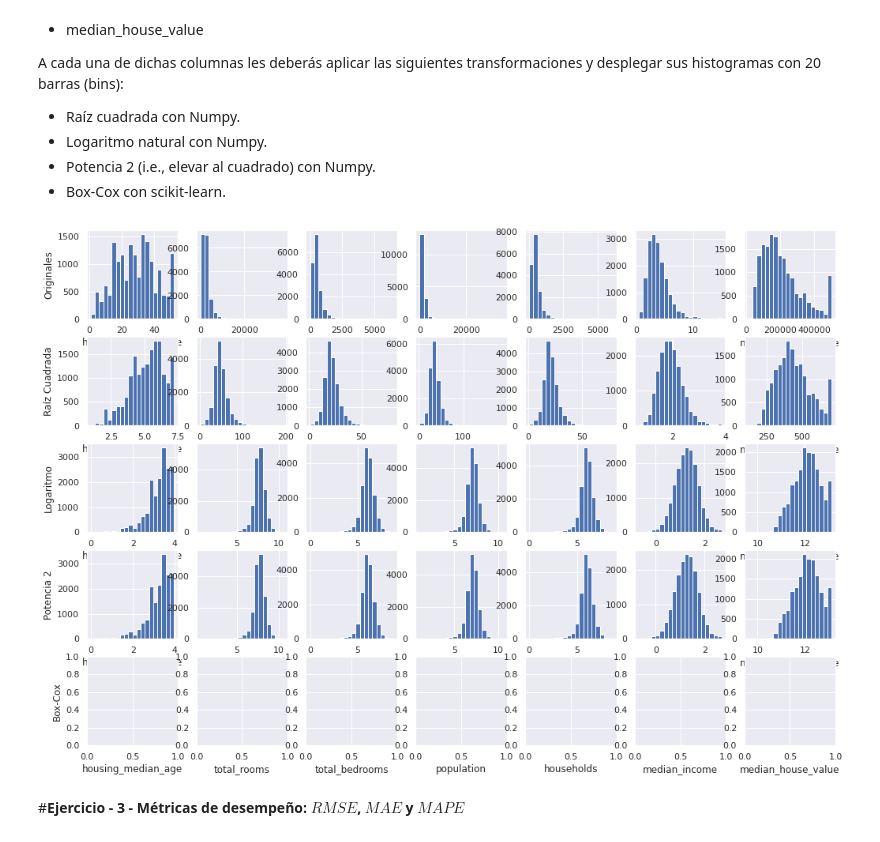
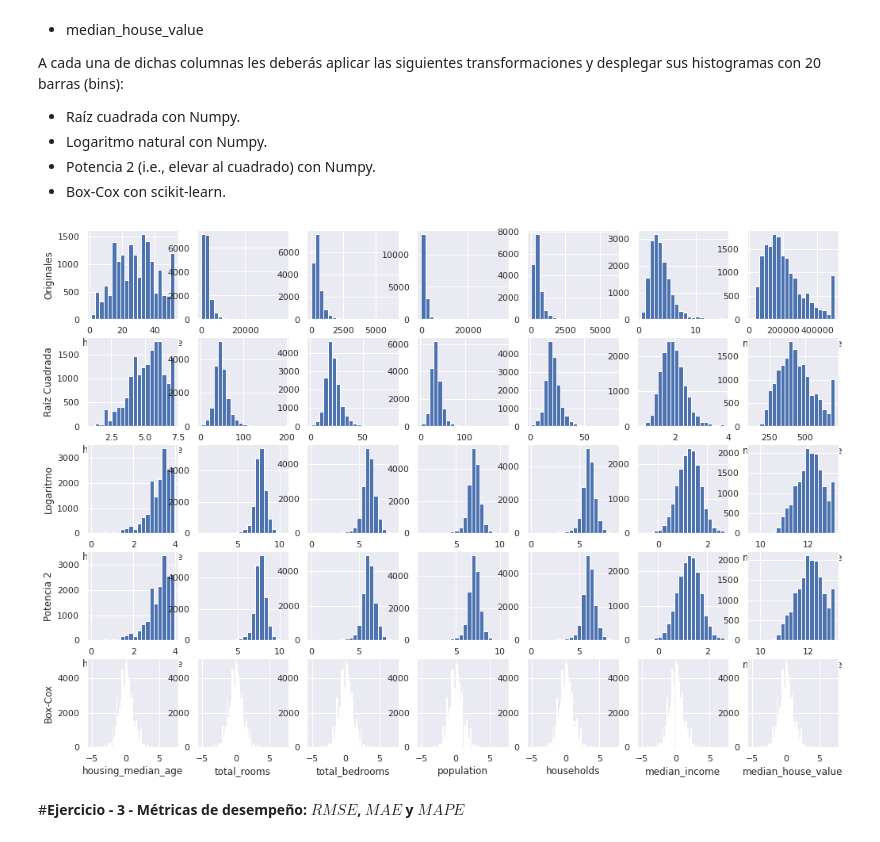
Before and after one commit to A01793546/MNA_IAyAA, a Jupyter notebook: MNA_IAyAA_semana_2_Actividad.ipynb, the cells around one changed output. Drawn from its saved outputs; the diff is of its cells as text; code cells hidden in the pictures.

```diff
--- a/MNA_IAyAA_semana_2_Actividad.ipynb
+++ b/MNA_IAyAA_semana_2_Actividad.ipynb
@@ -153,8 +153,8 @@ for k in range(0,7):
     # Datos transformados con logaritmo natural --------------------------------
     plt.subplot(5,7,k+15)
 
-    Transf2 = np.log(Transf0)          #  En esta línea se debe aplicar el logaritmo natural a los valores de cada variable "k" sin transformar.
-    plt.hist(Transf2[Transf2.columns[k]],bins=20)                    #  En este línea agrega el comando para obtener el histograma de Transf2 con 20 barras (bins).
+    Transf2 = np.log(Transf0)                                         #  En esta línea se debe aplicar el logaritmo natural a los valores de cada variable "k" sin transformar.
+    plt.hist(Transf2[Transf2.columns[k]],bins=20)                     #  En este línea agrega el comando para obtener el histograma de Transf2 con 20 barras (bins).
 
 
     plt.xlabel(variables_a_transformar[k])
@@ -163,37 +163,37 @@ for k in range(0,7):
 
 
 
     # Datos transformados con la potencia de 2 ---------------------------------
     plt.subplot(5,7,k+22)
 
-    Transf3 = np.power(Transf0,2)          #  En esta línea debes elevar al cuadrado los valores de cada variable "k" sin transformar.
+    Transf3 = np.power(Transf0,2)                                    #  En esta línea debes elevar al cuadrado los valores de cada variable "k" sin transformar.
     plt.hist(Transf2[Transf2.columns[k]],bins=20)                    #  En este línea agrega el comando para obtener el histograma de Transf3 con 20 barras (bins).
 
 
     plt.xlabel(variables_a_transformar[k])
     if k==0:
       plt.ylabel('Potencia 2')
 
 
     # Datos transformados con Box-Cox ------------------------------------------
     plt.subplot(5,7,k+29)
 
-    Transf4 = None          #  En esta línea se debe aplicar la transformación Box-Cox a los valores de cada variable "k" sin transformar.
-    None                    #  En este línea agrega el comando para obtener el histograma de Transf4 con 20 barras (bins).
+    Transf4 = power_transform(np.array(Transf0),method='box-cox')       #  En esta línea se debe aplicar la transformación Box-Cox a los valores de cada variable "k" sin transformar.
+    plt.hist(Transf4,bins=20)                                              #  En este línea agrega el comando para obtener el histograma de Transf4 con 20 barras (bins).
 
 
     plt.xlabel(variables_a_transformar[k])
     if k==0:
       plt.ylabel('Box-Cox')
 
     # TERMINA LA SECCIÓN PARA AGREGAR CÓDIGO.
     ################################################################################################################
 
 
 
 plt.show()
 # %% [output]
-[figure, old version]
+[figure, new version]
 # %% [markdown]
 #**Ejercicio - 3 - Métricas de desempeño: $RMSE$, $MAE$ y $MAPE$**
 # %% [markdown]
```
